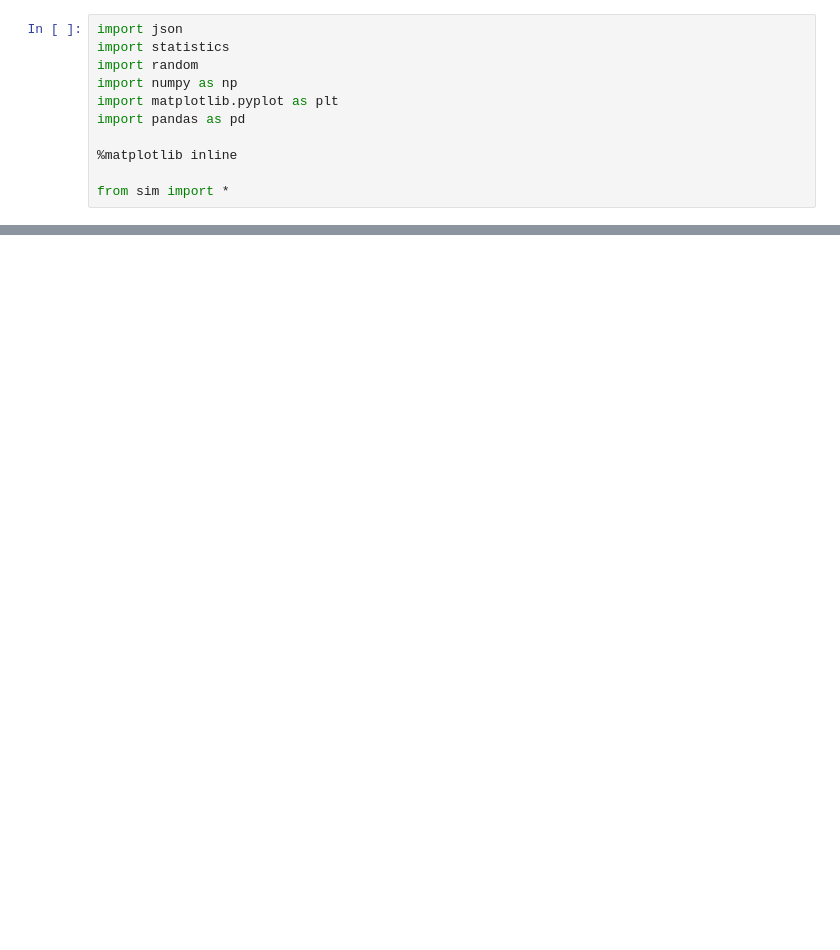
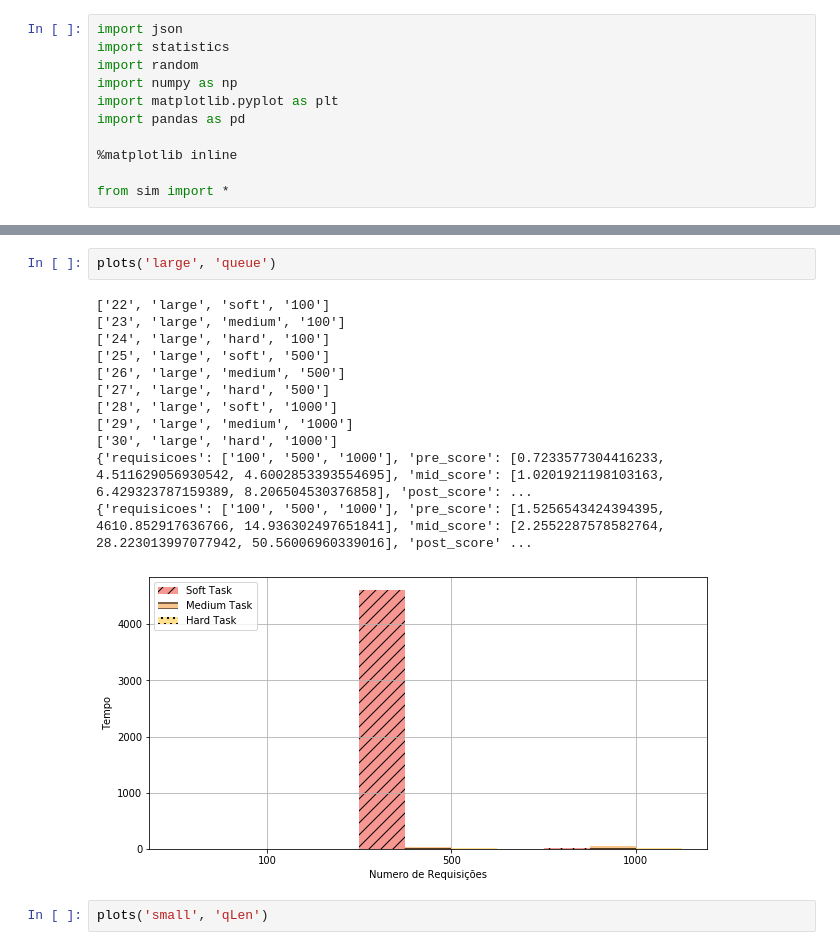
Before and after one commit to eppereira/SmartClassFogLB, a Jupyter notebook: v2/graph_plot.ipynb, the cells around one changed output, grey strips where cells are left out. Cells and saved outputs as stored; diff of their text form; blank space fills up the shorter version.

```diff
--- a/v2/graph_plot.ipynb
+++ b/v2/graph_plot.ipynb
@@ -279,0 +330,17 @@ plots('large', 'total')
+# %%
+plots('large', 'queue')
+# %% [output]
+['22', 'large', 'soft', '100']
+['23', 'large', 'medium', '100']
+['24', 'large', 'hard', '100']
+['25', 'large', 'soft', '500']
+['26', 'large', 'medium', '500']
+['27', 'large', 'hard', '500']
+['28', 'large', 'soft', '1000']
+['29', 'large', 'medium', '1000']
+['30', 'large', 'hard', '1000']
+{'requisicoes': ['100', '500', '1000'], 'pre_score': [0.7233577304416233, 4.511629056930542, 4.6002853393554695], 'mid_score': [1.0201921198103163, 6.429323787159389, 8.206504530376858], 'post_score': ...
+{'requisicoes': ['100', '500', '1000'], 'pre_score': [1.5256543424394395, 4610.852917636766, 14.936302497651841], 'mid_score': [2.2552287578582764, 28.223013997077942, 50.56006960339016], 'post_score' ...
+[figure, added]
+# %%
+plots('small', 'qLen')
```
Also changed, not shown: parts of 10 cells of this notebook.
